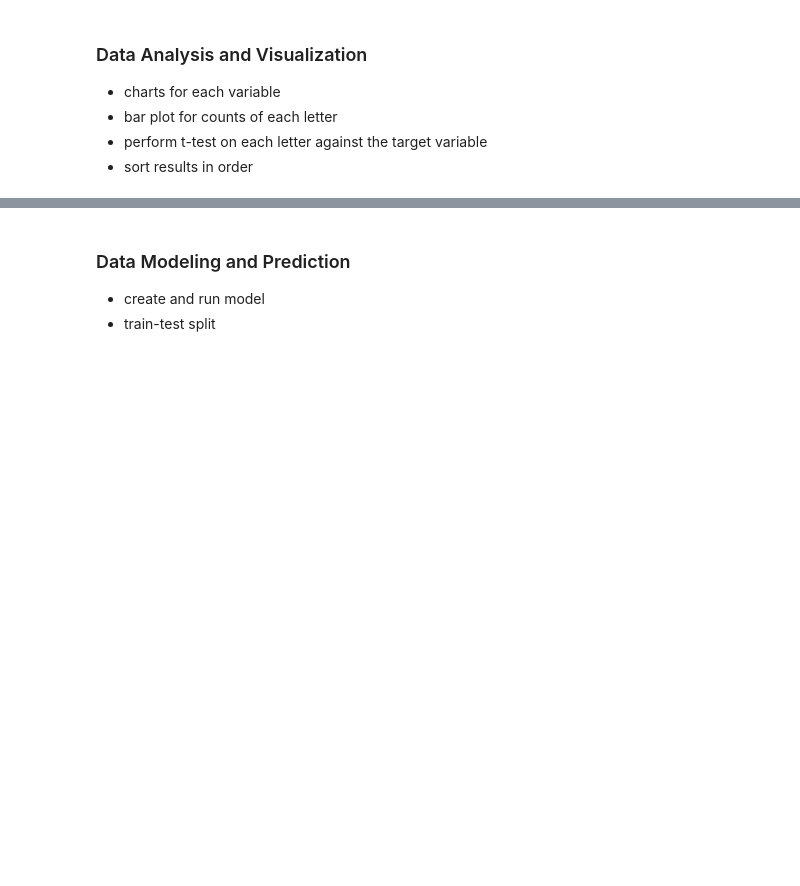
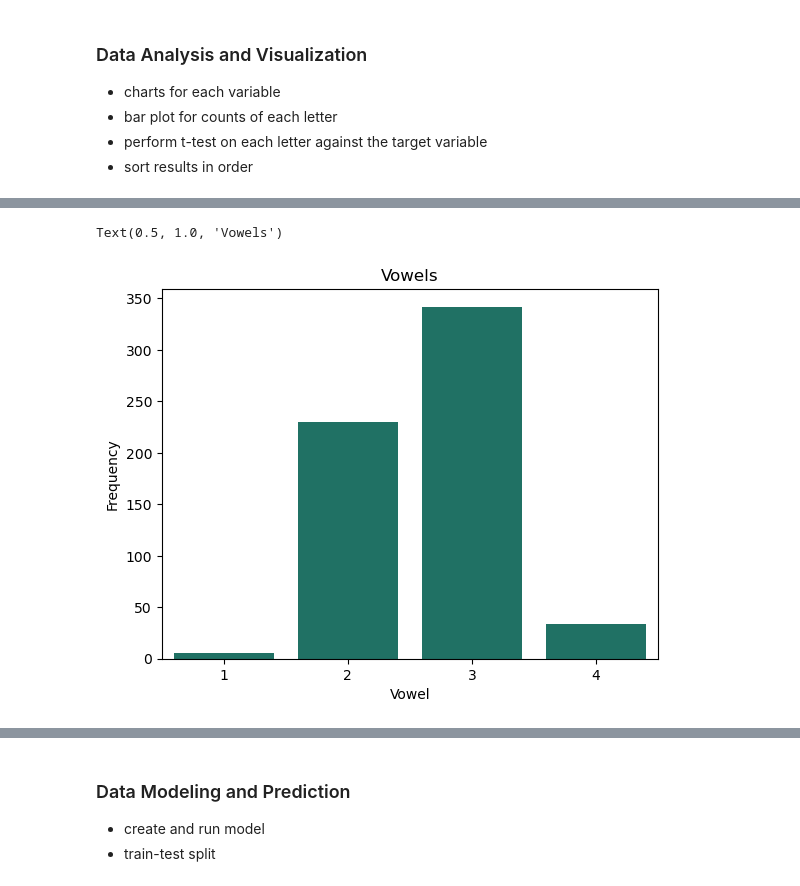
Before and after one commit to MSOE-oskar/CSC2621-termproj, a Jupyter notebook: TermProj.ipynb, the cells around one changed output, grey strips where cells are left out. Drawn from its saved outputs; the diff is of its cells as text; code cells hidden in the pictures; blank space fills up the shorter version.

```diff
--- a/TermProj.ipynb
+++ b/TermProj.ipynb
@@ -103,0 +164,8 @@ memory usage: 2.8 MB
+# %%
+sns.countplot(x = df['Number of Vowels'], color = color1)
+plt.xlabel('Vowel')
+plt.ylabel('Frequency')
+plt.title('Vowels')
+# %% [output]
+Text(0.5, 1.0, 'Vowels')
+[figure, added]
```
Also changed, not shown: parts of 23 cells of this notebook, 1 other file.
